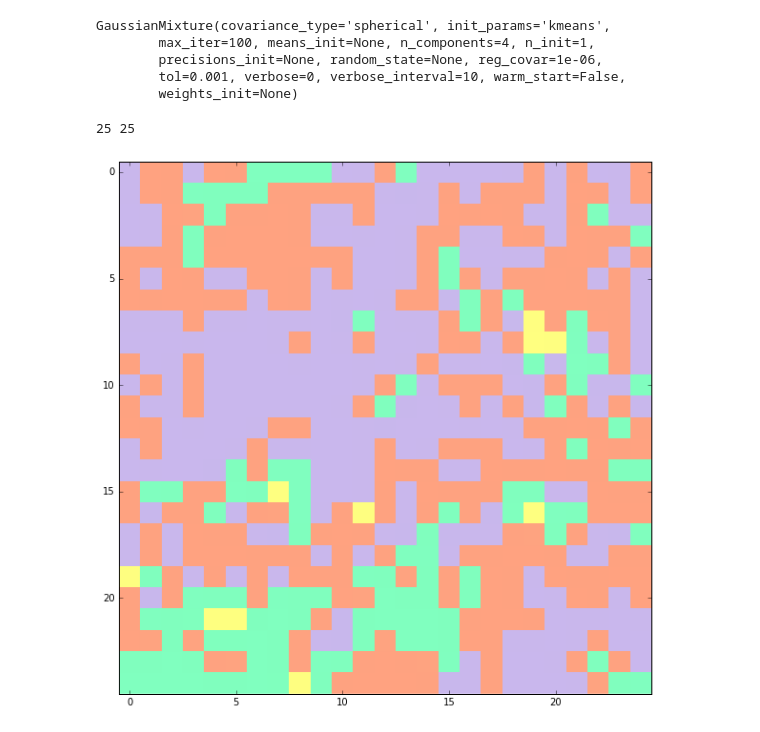
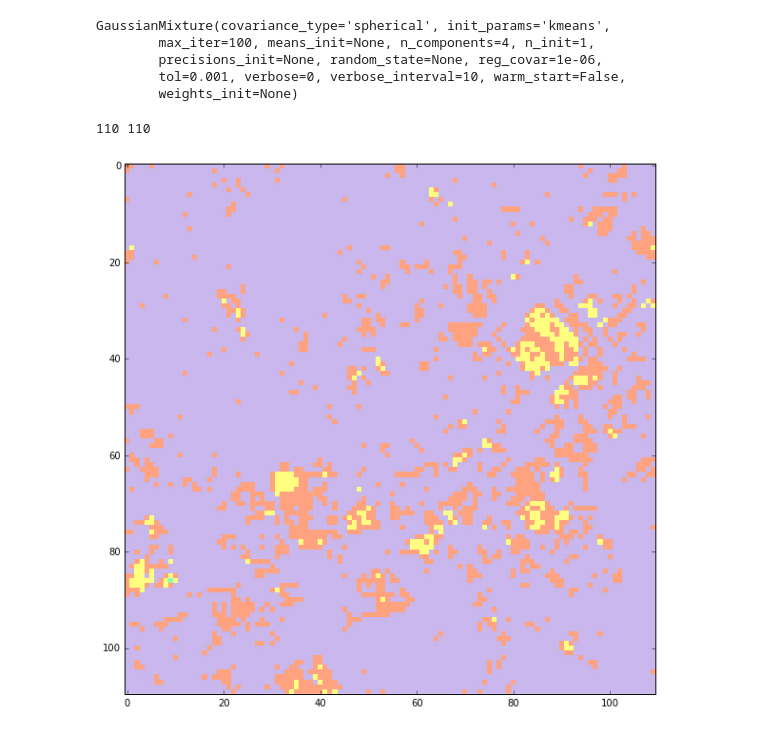
Before and after one commit to jerry-shijieli/GMM_based_Change_Detection_Framework_Using_Very_High_resolution_Satellite_Imagery, a Jupyter notebook: code/image_comparison.ipynb, the cells around one changed output. Cells and saved outputs as stored; diff of their text form; code cells hidden in the pictures.

Commit message:
upload change map result
gaussian distribution w/wo pixel coordinate info

```diff
--- a/code/image_comparison.ipynb
+++ b/code/image_comparison.ipynb
@@ -38,7 +38,7 @@ def divide_image_into_grids(image, grid_step_size=50):
     return image_grids
 # %%
 # paraemeter setting to divide image into square grids
-grid_step = 220 # unit in pixel, should be divisible to the image size
+grid_step = 50 # unit in pixel, should be divisible to the image size
 image_grids_1 = divide_image_into_grids(img1, grid_step)
 image_grids_2 = divide_image_into_grids(img2, grid_step)
 # %%
@@ -148,16 +148,16 @@ for KL_div_row in KL_div_map:
     KL_change_map.append(gmm.predict(np.vstack(KL_div_row)))
 print len(KL_change_map), len(KL_change_map[0])
 # %% [output]
-25 25
+110 110
 # %%
 # Plot the change map to detect changes
 fig = plt.figure(figsize=(10, 10))
 ax = plt.subplot(111)
 from matplotlib import colors
 cmap = colors.LinearSegmentedColormap.from_list('segmented', ['#3366cc','#33cc33', '#ffcc00', '#ff0000'], N=K)
 cmap1 = colors.LinearSegmentedColormap.from_list(11, colors =['MediumPurple', 'SpringGreen', 'Yellow', 'OrangeRed'],N=K)
-plt.imshow(KL_change_map, cmap=cmap1, interpolation='none', alpha=0.5)
+plt.imshow(KL_change_map, cmap=, interpolation='none', alpha=0.5)
 ax.legend()
 plt.show()
 # %% [output]
-[figure, old version]
+[figure, new version]
```
Also changed, not shown: parts of 5 cells of this notebook, 2 other files.
